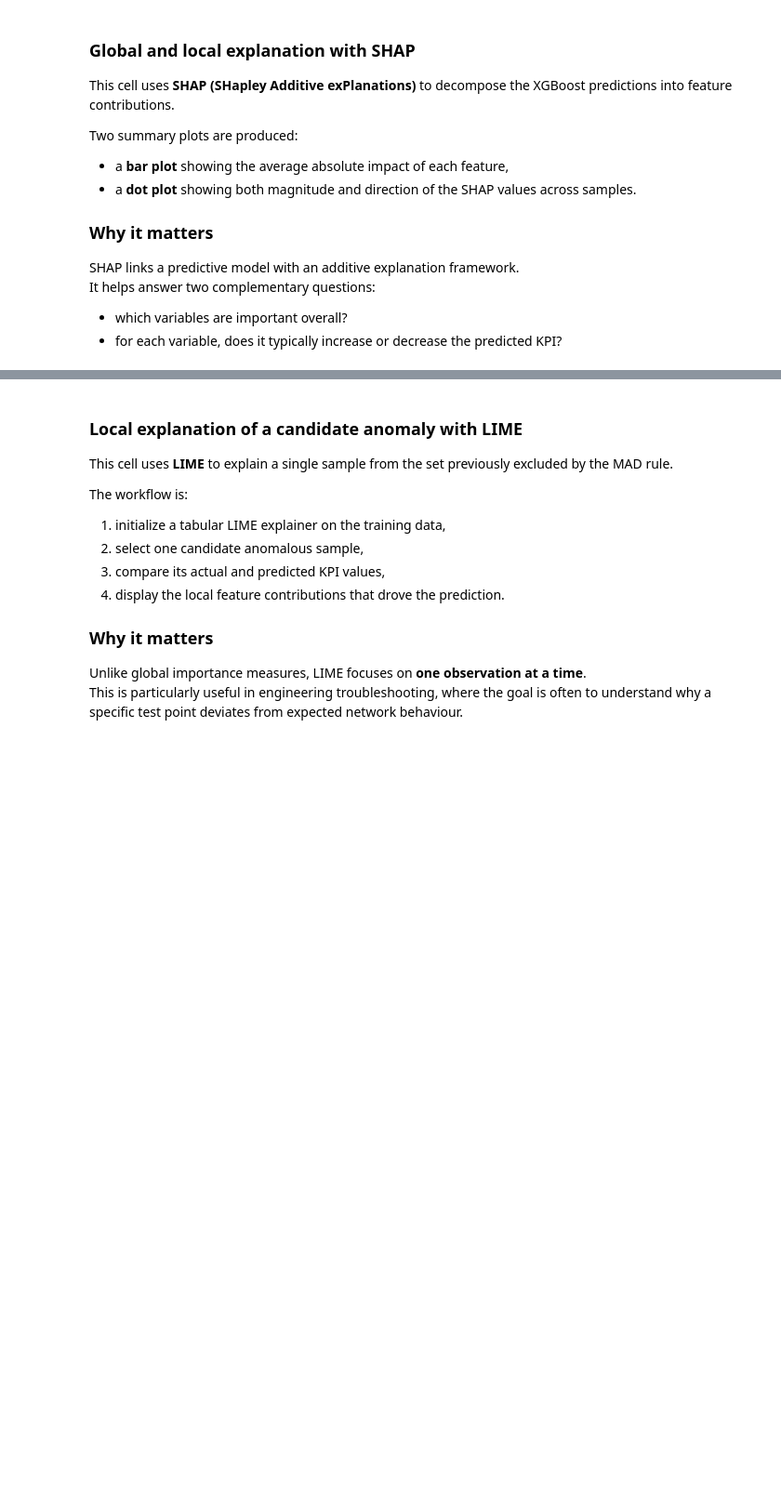
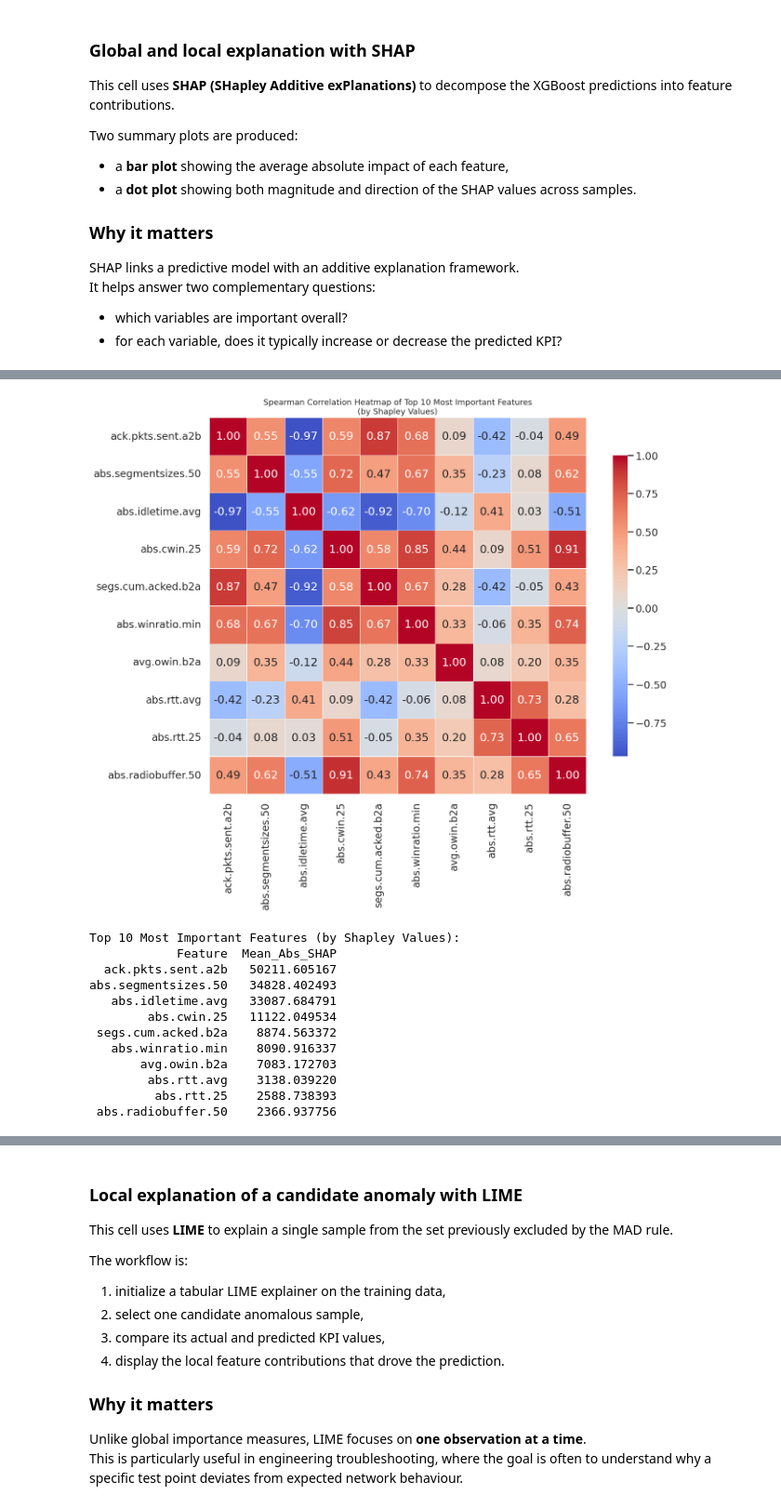
Before and after one commit to JuanMarcosRamirez/xmlad, a Jupyter notebook: 03_explainability.ipynb, the cells around one changed output, grey strips where cells are left out. Shown at 93% size. Drawn from its saved outputs; the diff is of its cells as text; code cells hidden in the pictures; blank space fills up the shorter version.

```diff
--- a/03_explainability.ipynb
+++ b/03_explainability.ipynb
@@ -484,0 +486,40 @@ shap.summary_plot(shap_values, features=X_train, feature_names=feature_names, pl
+# %%
+# Compute mean absolute SHAP values to identify top 10 features
+mean_abs_shap = np.abs(shap_values.values).mean(axis=0)
+shap_importance_df = pd.DataFrame({
+    'Feature': feature_names,
+    'Mean_Abs_SHAP': mean_abs_shap
+}).sort_values('Mean_Abs_SHAP', ascending=False).head(10)
+
+top_10_shap_features = shap_importance_df['Feature'].tolist()
+
+# Create DataFrame with only top 10 features
+X_train_top10 = pd.DataFrame(X_train, columns=feature_names)[top_10_shap_features]
+
+# Compute Spearman correlation
+spearman_corr = X_train_top10.corr(method='spearman')
+
+# Plot correlation heatmap
+fig, ax = plt.subplots(figsize=(15, 12))
+sns.heatmap(spearman_corr, annot=True, fmt='.2f', cmap='coolwarm', center=0,
+            square=True, linewidths=0.5, cbar_kws={"shrink": 0.8}, ax=ax)
+ax.set_title('Spearman Correlation Heatmap of Top 10 Most Important Features\n(by Shapley Values)', fontsize=13)
+plt.tight_layout()
+plt.show()
+
+print("\nTop 10 Most Important Features (by Shapley Values):")
+print(shap_importance_df.to_string(index=False))
+# %% [output]
+[figure, added]
+Top 10 Most Important Features (by Shapley Values):
+            Feature  Mean_Abs_SHAP
+  ack.pkts.sent.a2b   50211.605167
+abs.segmentsizes.50   34828.402493
+   abs.idletime.avg   33087.684791
+        abs.cwin.25   11122.049534
+ segs.cum.acked.b2a    8874.563372
+   abs.winratio.min    8090.916337
+       avg.owin.b2a    7083.172703
+        abs.rtt.avg    3138.039220
+         abs.rtt.25    2588.738393
+ abs.radiobuffer.50    2366.937756
```
Also changed, not shown: parts of 3 cells of this notebook.
